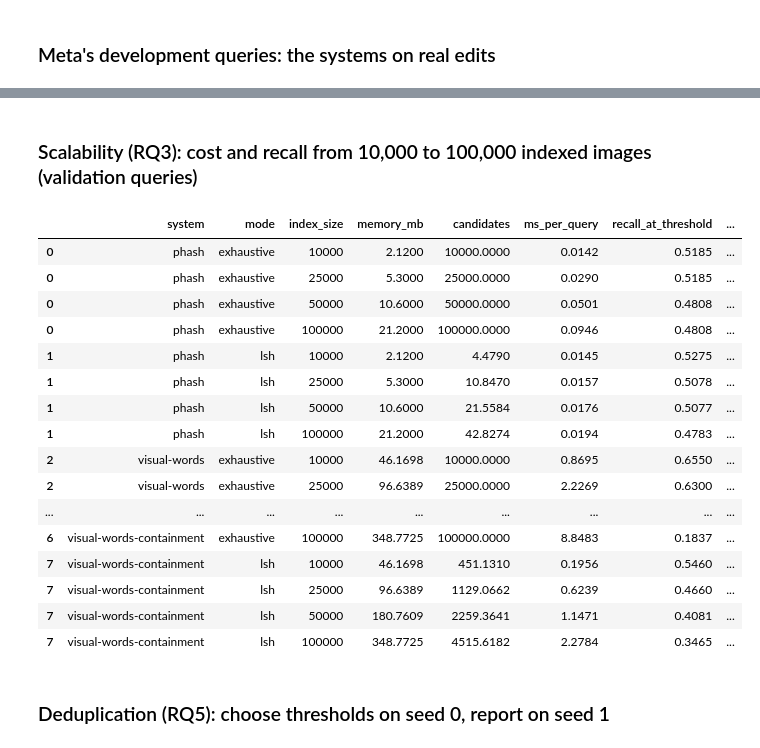
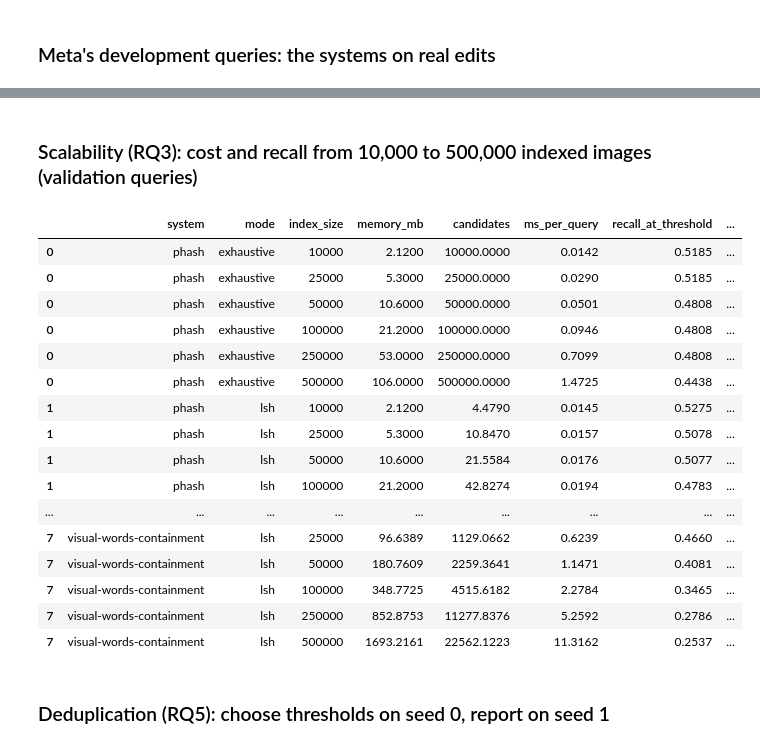
Before and after one commit to claralb2002/Detecting-Duplicate-and-Manipulated-Images, a Jupyter notebook: notebook.ipynb, the cells around one changed output, grey strips where cells are left out. Saved outputs shown, nothing was run; the diff lists cells and outputs as text; code cells hidden in the pictures.

Commit message:
📈 Extends the notebook's scaling study to 500,000 images and its vocabulary study to six sizes

```diff
--- a/notebook.ipynb
+++ b/notebook.ipynb
@@ -110,7 +111,7 @@ SPLIT_DIGESTS = {
     "caltech101": {"index": "a00057cadd0ce53b", "test_distractors": "2714770b2ef448bf", "test_targets": "a28be4f6e7a54683",
                    "val_distractors": "df0f3dd717e4966f", "val_targets": "29b5a34a0a0e1383"},
     "disc21": {"dev_calibration": "061bf93924fed89a", "dev_report": "73fcecc8032d6eeb", "index": "4376fe34518f3bbb",
-               "scale": "7fa2b4919d5ff87c", "test_distractors": "97a26c9b41d8e85f", "test_targets": "dbb45c35ebff4f2f",
+               "scale": "7fa2b4919d5ff87c", "scale_more": "a30b07ee8adecc3f", "test_distractors": "97a26c9b41d8e85f", "test_targets": "dbb45c35ebff4f2f",
                "val_distractors": "710af7897684df0b", "val_targets": "fa279c7adb1a9a9c"},
 }
 
@@ -277,7 +278,9 @@ def disc21_splits(truth: dict[str, str], index_size: int = 50_000, negative_quer
                       "dev_calibration": sorted(positives[::2] + negatives[::2]), "dev_report": sorted(positives[1::2] + negatives[1::2])})
     taken = sorted({i for name in ("index", "val_distractors", "test_distractors", "dev_calibration", "dev_report") for i in splits[name]})
     free = np.setdiff1d([f"R{i:06d}" for i in range(DISC21_REFERENCES)], taken)
-    splits["scale"] = sorted(np.random.default_rng(SPLIT_SEED + 1).permutation(free)[:50_000].tolist())
+    order = np.random.default_rng(SPLIT_SEED + 1).permutation(free)
+    splits["scale"] = sorted(order[:50_000].tolist())
+    splits["scale_more"] = order[50_000:450_000].tolist()  # kept in drawn order, so every prefix is a random sample
     return splits
 
 
@@ -303,7 +306,8 @@ def prepare(dataset: str) -> dict[str, list[str]]:
     mismatched = [name for name, ids in splits.items() if digest(ids) != SPLIT_DIGESTS[dataset][name]]
     assert not mismatched, f"splits differ from the report's: {mismatched}"
     if dataset == "disc21":
-        wanted = sorted({i for ids in splits.values() for i in ids})
+        needed = [name for name in splits if name != "scale_more" or EXPERIMENTS["large_scale_points"]]
+        wanted = sorted({i for name in needed for i in splits[name]})
         missing = [i for i in wanted if not image_path(dataset, i).exists()]
         print(f"{len(wanted) - len(missing):,} of {len(wanted):,} DISC21 images present, fetching {len(missing):,}")
         for folder in ("references", "queries"):
@@ -482,10 +486,16 @@ def cached_features(name: str, jobs: list[tuple], label: str) -> FeatureSet:
     return features
 
 
-def index_features(scale: bool = False) -> FeatureSet:
+def index_features(extra: int = 0) -> FeatureSet:
+    """The index followed by the first `extra` scale references, extracted and cached in parts of 50,000."""
     full = cached_features(f"index_n{len(SPLITS['index'])}", [(DATASET, i, "clean", 0) for i in SPLITS["index"]], "index")
-    if scale:
-        full = full.concatenate(cached_features(f"scale_n{len(SPLITS['scale'])}", [(DATASET, i, "clean", 0) for i in SPLITS["scale"]], "scale"))
+    scale_more = SPLITS.get("scale_more", [])
+    parts = [("scale", SPLITS.get("scale", []))] + [(f"scale_more_{start // 50_000}", scale_more[start : start + 50_000])
+                                                    for start in range(0, len(scale_more), 50_000)]
+    for name, ids in parts:
+        ids = ids[: max(0, extra - (len(full.ids) - len(SPLITS["index"])))]
+        if ids:
+            full = full.concatenate(cached_features(f"{name}_n{len(ids)}", [(DATASET, i, "clean", 0) for i in ids], name))
     return full
 
 
@@ -1046,8 +1057,8 @@ def query_sets(split: str) -> list[tuple[str, float, tuple, list[str], list[str]
     return [(kind, strength, (kind, strength), targets + distractors, targets + [""] * len(distractors)) for kind, strength in CONDITIONS]
 
 
-def run(split: str, seed: int = 0, index_size: int | None = None, scale: bool = False, show: bool = True) -> Run:
-    full = index_features(scale)
+def run(split: str, seed: int = 0, index_size: int | None = None, extra: int = 0, show: bool = True) -> Run:
+    full = index_features(extra)
     vocab = vocabulary(SETTINGS["vocabulary"], seed)
     sets = query_sets(split)
     positions = index_subset(full.ids, {t for s in sets for t in s[4] if t}, index_size, seed)
@@ -1760,32 +1781,34 @@ Recall at the common false-match rate on the evaluated queries, per B system and
 | visual-words-containment, lsh | 0.184 | NaN | 0.213 | 0.213 | 0.217 | NaN | 0.077 |
 | visual-words-containment, exhaustive | 0.192 | NaN | 0.202 | 0.202 | 0.207 | NaN | 0.042 |
 # %% [markdown]
-### Scalability (RQ3): cost and recall from 10,000 to 100,000 indexed images (validation queries)
+### Scalability (RQ3): cost and recall from 10,000 to 500,000 indexed images (validation queries)
 # %%
 points = [run("val", index_size=n, show=False) for n in EXPERIMENTS["scale_points"]] + [val]
 if EXPERIMENTS["scale_split"]:
-    points.append(run("val", scale=True, show=False))
+    points.append(run("val", extra=len(SPLITS["scale"]), show=False))
+for size in EXPERIMENTS["large_scale_points"]:
+    points.append(run("val", extra=size - len(SPLITS["index"]), show=False))
 scaling = pd.concat([p.costs.merge(p.overall, on=["system", "mode"]) for p in points])
 display(scaling[["system", "mode", "index_size", "memory_mb", "candidates", "ms_per_query", "recall_at_threshold", "false_match_rate"]]
         .sort_values(["system", "mode", "index_size"]).round(4))
 # %% [output]
 |  | system | mode | index_size | memory_mb | candidates | ms_per_query | recall_at_threshold | ... |
 | 0 | phash | exhaustive | 10000 | 2.1200 | 10000.0000 | 0.0142 | 0.5185 | ... |
 | 0 | phash | exhaustive | 25000 | 5.3000 | 25000.0000 | 0.0290 | 0.5185 | ... |
 | 0 | phash | exhaustive | 50000 | 10.6000 | 50000.0000 | 0.0501 | 0.4808 | ... |
 | 0 | phash | exhaustive | 100000 | 21.2000 | 100000.0000 | 0.0946 | 0.4808 | ... |
+| 0 | phash | exhaustive | 250000 | 53.0000 | 250000.0000 | 0.7099 | 0.4808 | ... |
+| 0 | phash | exhaustive | 500000 | 106.0000 | 500000.0000 | 1.4725 | 0.4438 | ... |
 | 1 | phash | lsh | 10000 | 2.1200 | 4.4790 | 0.0145 | 0.5275 | ... |
 | 1 | phash | lsh | 25000 | 5.3000 | 10.8470 | 0.0157 | 0.5078 | ... |
 | 1 | phash | lsh | 50000 | 10.6000 | 21.5584 | 0.0176 | 0.5077 | ... |
 | 1 | phash | lsh | 100000 | 21.2000 | 42.8274 | 0.0194 | 0.4783 | ... |
-| 2 | visual-words | exhaustive | 10000 | 46.1698 | 10000.0000 | 0.8695 | 0.6550 | ... |
-| 2 | visual-words | exhaustive | 25000 | 96.6389 | 25000.0000 | 2.2269 | 0.6300 | ... |
 | ... | ... | ... | ... | ... | ... | ... | ... | ... |
-| 6 | visual-words-containment | exhaustive | 100000 | 348.7725 | 100000.0000 | 8.8483 | 0.1837 | ... |
-| 7 | visual-words-containment | lsh | 10000 | 46.1698 | 451.1310 | 0.1956 | 0.5460 | ... |
 | 7 | visual-words-containment | lsh | 25000 | 96.6389 | 1129.0662 | 0.6239 | 0.4660 | ... |
 | 7 | visual-words-containment | lsh | 50000 | 180.7609 | 2259.3641 | 1.1471 | 0.4081 | ... |
 | 7 | visual-words-containment | lsh | 100000 | 348.7725 | 4515.6182 | 2.2784 | 0.3465 | ... |
+| 7 | visual-words-containment | lsh | 250000 | 852.8753 | 11277.8376 | 5.2592 | 0.2786 | ... |
+| 7 | visual-words-containment | lsh | 500000 | 1693.2161 | 22562.1223 | 11.3162 | 0.2537 | ... |
 # %% [markdown]
 ### Deduplication (RQ5): choose thresholds on seed 0, report on seed 1
 # %%
```
Also changed, not shown: parts of 11 cells of this notebook.
